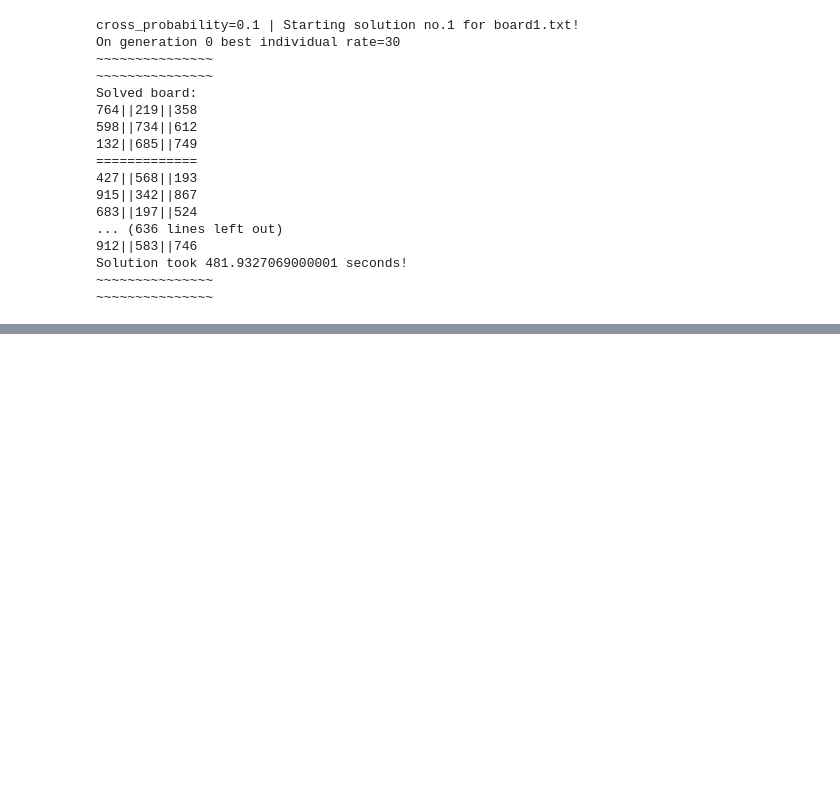
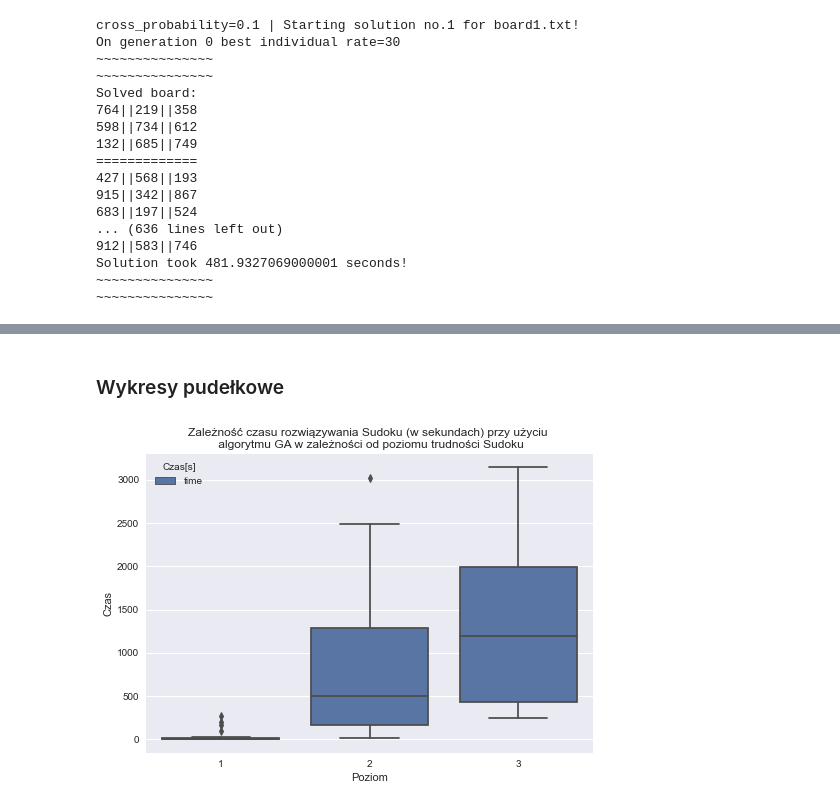
Before and after one commit to cywinski/sudoku-genetic-aco, a Jupyter notebook: numerical-tests/ga_experiments.ipynb, the cells around one changed output, grey strips where cells are left out. Saved outputs shown, nothing was run; the diff lists cells and outputs as text; code cells hidden in the pictures; blank space fills up the shorter version.

Commit message:
all graphs ;)

```diff
--- a/numerical-tests/ga_experiments.ipynb
+++ b/numerical-tests/ga_experiments.ipynb
@@ -543,0 +548,9 @@ Solution took 481.9327069000001 seconds!
+# %%
+from matplotlib import pyplot as plt
+import pandas as pd
+%matplotlib inline
+plt.style.use('seaborn')
+import seaborn as sns
+# %%
+df_easy = pd.read_csv("./experiments_results/ga_easy_stats.csv", sep=';')
+df_easy
@@ -543,0 +575,3 @@ Solution took 481.9327069000001 seconds!
+# %%
+df_medium = pd.read_csv("./experiments_results/ga_medium_stats.csv", sep=";")
+df_medium
@@ -543,0 +592,3 @@ Solution took 481.9327069000001 seconds!
+# %%
+df_hard = pd.read_csv("./experiments_results/ga_hard_stats.csv", sep=";")
+df_hard
@@ -543,0 +706,13 @@ Solution took 481.9327069000001 seconds!
+# %% [markdown]
+### Wykresy pudełkowe
+# %%
+data1 = pd.DataFrame(df_easy.time).assign(Poziom=1)
+data2 = pd.DataFrame(df_medium.time).assign(Poziom=2)
+data3 = pd.DataFrame(df_hard.time).assign(Poziom=3)
+cdf = pd.concat([data1, data2, data3])
+mdf = pd.melt(cdf, id_vars=['Poziom'], var_name=['Czas[s]'], value_name="Czas")
+ax = sns.boxplot(x="Poziom", y="Czas", hue="Czas[s]", data=mdf)
+plt.title("Zależność czasu rozwiązywania Sudoku (w sekundach) przy użyciu \n algorytmu GA w zależności od poziomu trudności Sudoku")
+plt.show()
+# %% [output]
+[figure, added]
```
Also changed, not shown: parts of 40 cells of this notebook, 12 other files.
